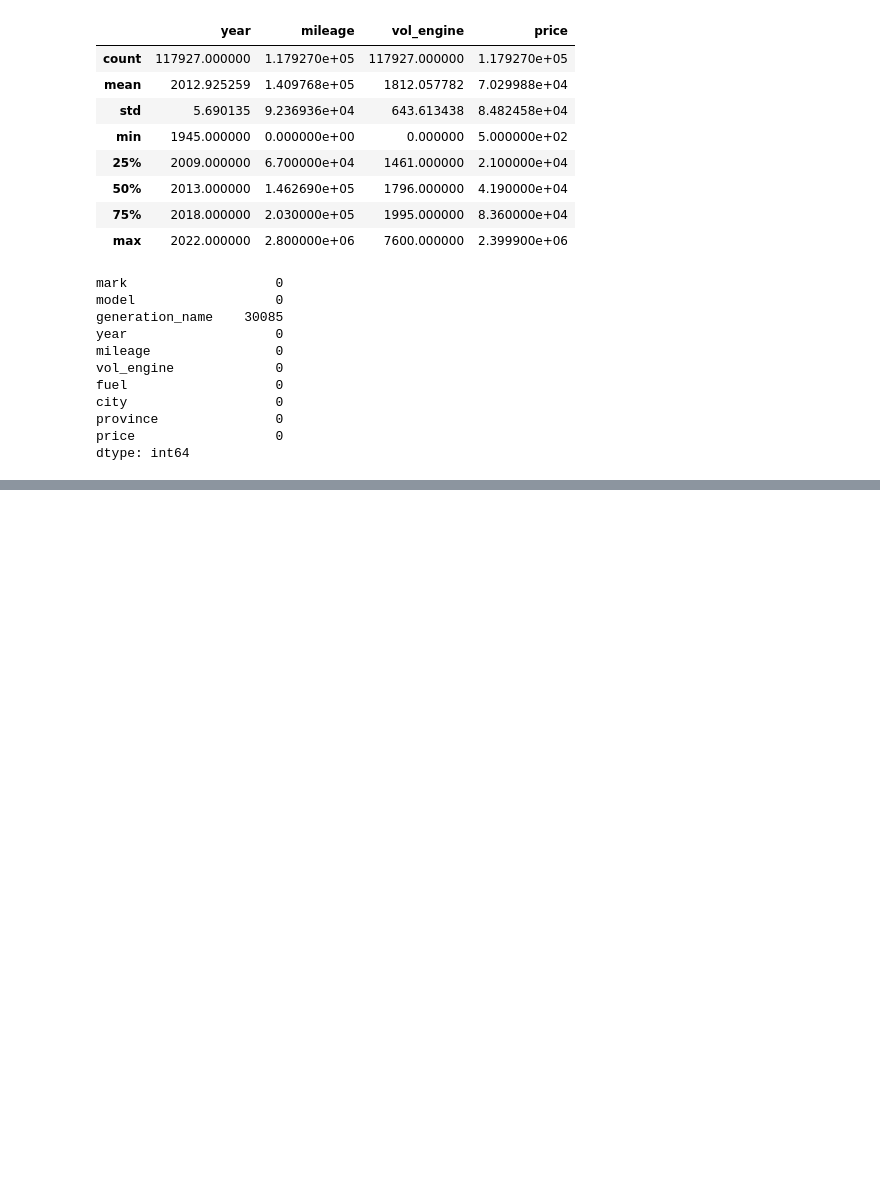
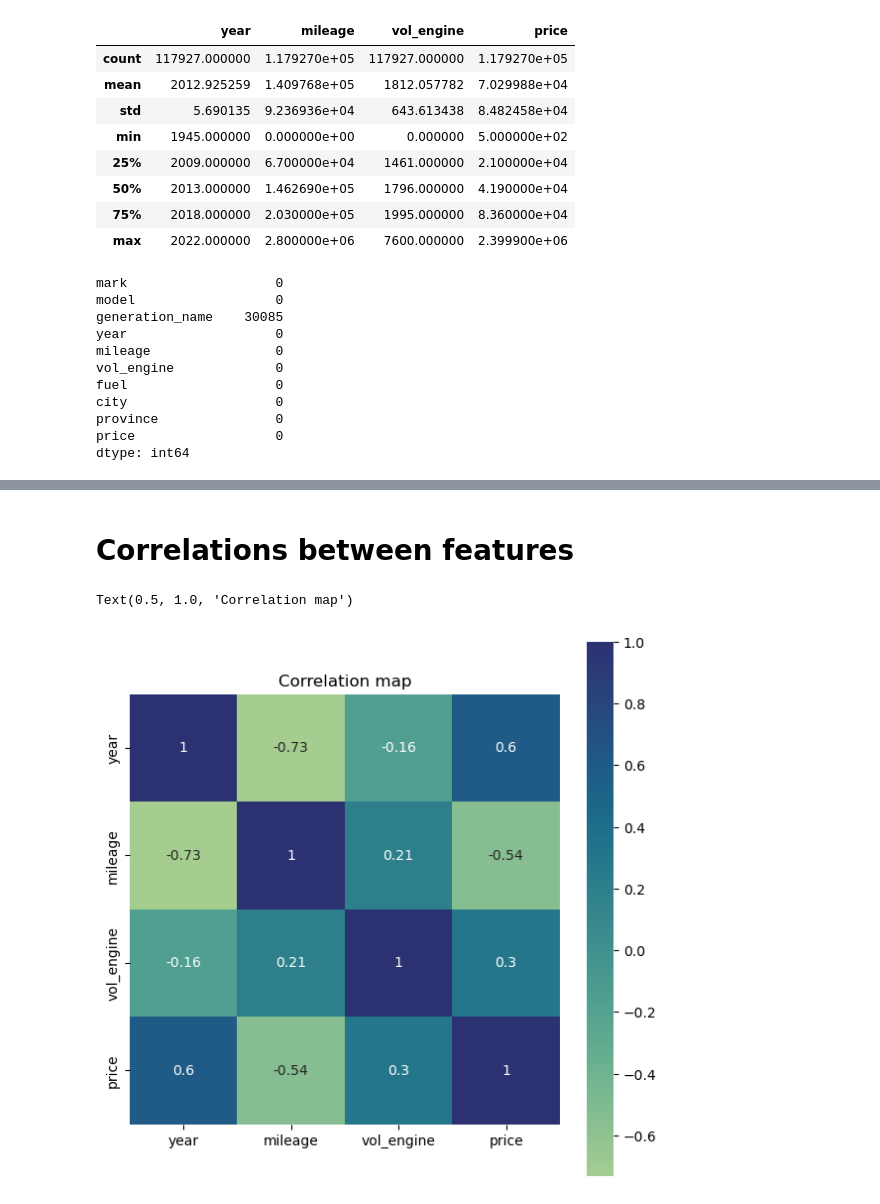
Before and after one commit to FSalinski/Car-prices-prediction, a Jupyter notebook: Notebooks/eda.ipynb, the cells around one changed output, grey strips where cells are left out. Saved outputs shown, nothing was run; the diff lists cells and outputs as text; code cells hidden in the pictures; blank space fills up the shorter version.

```diff
--- a/Notebooks/eda.ipynb
+++ b/Notebooks/eda.ipynb
@@ -75,0 +79,9 @@ Text(0.5, 1.0, 'Distribution of sale price')
+# %% [markdown]
+# Correlations between features
+# %%
+plt.figure(figsize=(7,7))
+sns.heatmap(data=data.corr(), square=True, annot=True, cmap='crest')
+plt.title("Correlation map")
+# %% [output]
+Text(0.5, 1.0, 'Correlation map')
+[figure, added]
```
Also changed, not shown: parts of 12 cells of this notebook.
